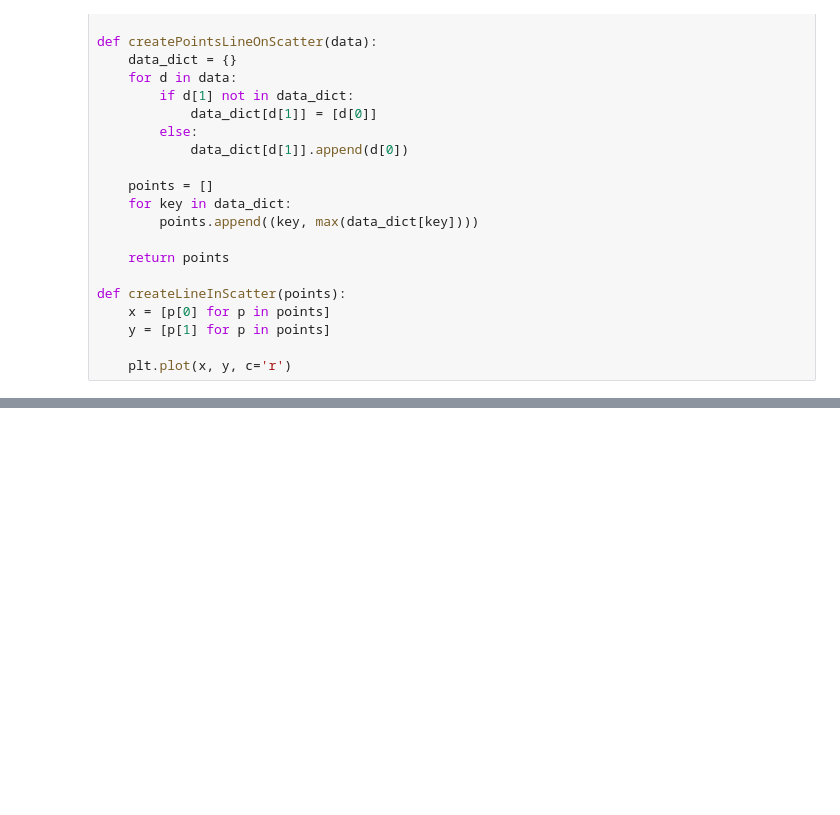
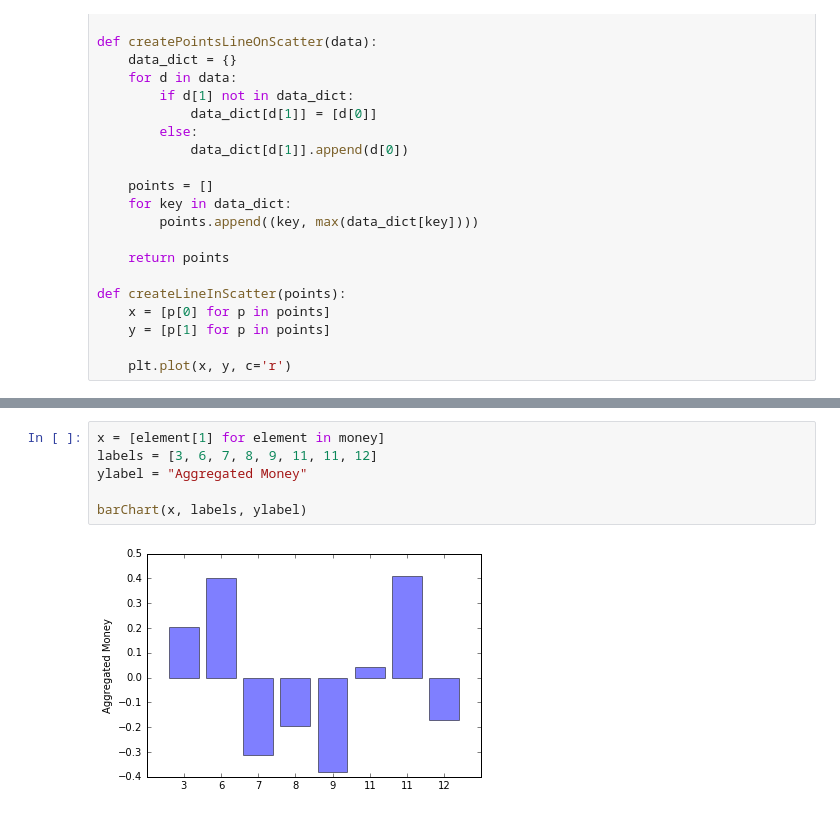
Before and after one commit to fernandomsilva/PokerHeuristics, a Jupyter notebook: Heuristic Visualization.ipynb, the cells around one changed output, grey strips where cells are left out. Saved outputs shown, nothing was run; the diff lists cells and outputs as text; blank space fills up the shorter version.

```diff
--- a/Heuristic Visualization.ipynb
+++ b/Heuristic Visualization.ipynb
@@ -70,0 +353,8 @@ scatterplot(x, y, data)
+# %%
+x = [element[1] for element in money]
+labels = [3, 6, 7, 8, 9, 11, 11, 12]
+ylabel = "Aggregated Money"
+
+barChart(x, labels, ylabel)
+# %% [output]
+[figure, added]
```
Also changed, not shown: parts of 10 cells of this notebook, 2 other files.
